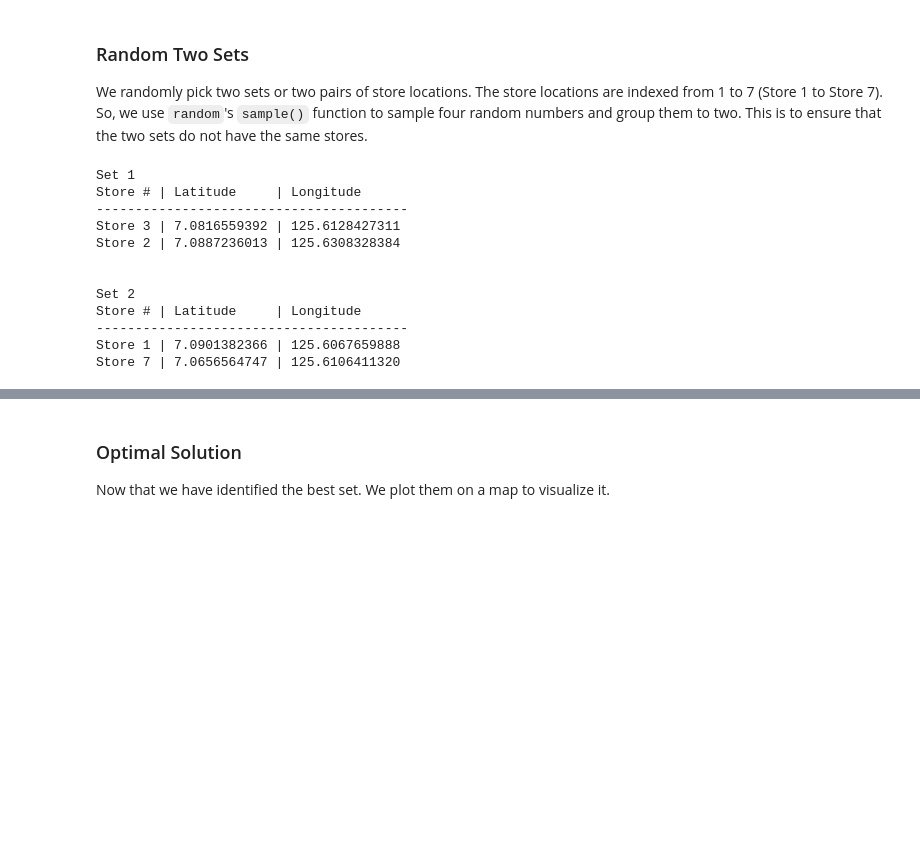
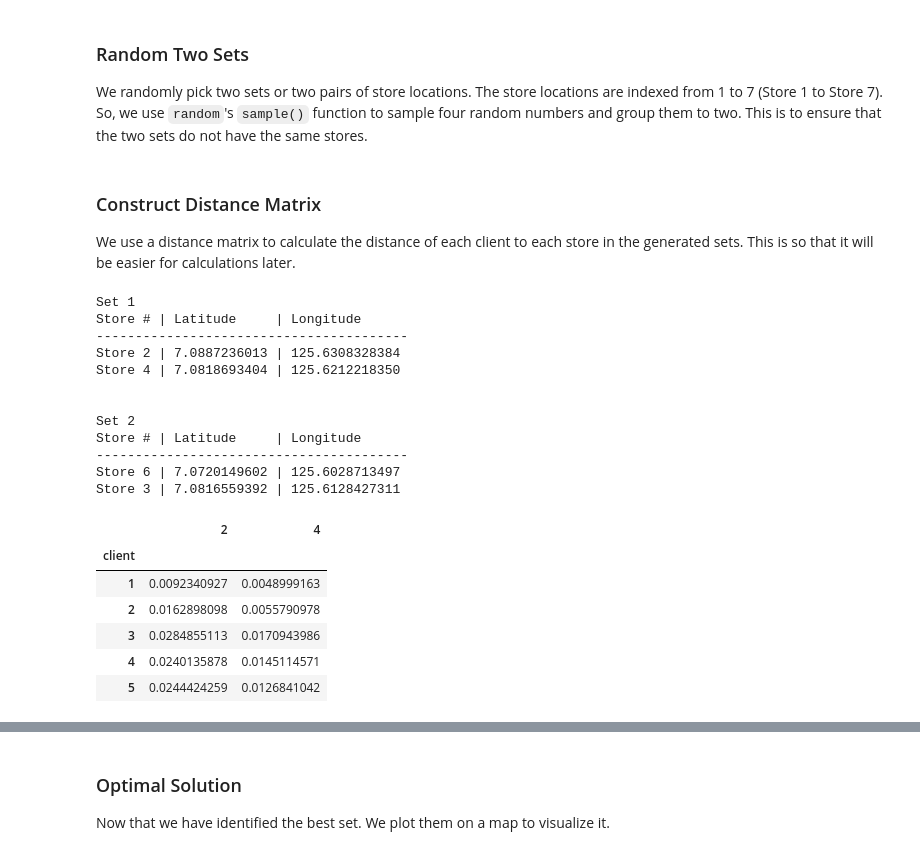
Before and after one commit to rxphaelbihag/Linear-Programming, a Jupyter notebook: Store_Location_Optimization.ipynb, the cells around one changed output, grey strips where cells are left out. Drawn from its saved outputs; the diff is of its cells as text; code cells hidden in the pictures; blank space fills up the shorter version.

```diff
--- a/Store_Location_Optimization.ipynb
+++ b/Store_Location_Optimization.ipynb
@@ -87,0 +66,4 @@ We randomly pick two sets or two pairs of store locations. The store locations a
+# %% [markdown]
+### Construct Distance Matrix
+
+We use a distance matrix to calculate the distance of each client to each store in the generated sets. This is so that it will be easier for calculations later.
@@ -88,14 +77,21 @@ We randomly pick two sets or two pairs of store locations. The store locations a
+# %%
+# 1. Compute the pairwise distance matrices for the mutated coordinates
+set1_dist_clients = cdist(client_coords, set1_coords, metric='euclidean')
+set2_dist_clients = cdist(client_coords, set2_coords, metric='euclidean')
+
+# 2. Build the labeled DataFrames (Rows = Clients, Columns = Store IDs)
+set1_dist_matrix = pd.DataFrame(
+    set1_dist_clients,
+    index=clients.index,  # Keeps rows labeled as client1 to client5
+    columns=set1    # Sets columns to the active store IDs (e.g., [3, 7])
+)
+
+set2_dist_matrix = pd.DataFrame(
+    set2_dist_clients,
+    index=clients.index,  # Keeps rows labeled as client1 to client5
+    columns=set2    # Sets columns to the active store IDs (e.g., [1, 4])
+)
 # %%
-numbers = random.sample(range(1, 8), 4)
-
-# The sets in index form
-set1 = [numbers[0], numbers[1]]
-set2 = [numbers[2], numbers[3]]
-
-# The sets in coordinates form
-set1_coords = [store_coords[set1[0]-1], store_coords[set1[1]-1]]
-set2_coords = [store_coords[set2[0]-1], store_coords[set2[1]-1]]
-
 print("Set 1")
 print(f"{'Store #':<1} | {'Latitude':<12} | {'Longitude':<15}")
 print("-"*40)
@@ -111,12 +107,22 @@ print(f"Store {set2[1]:<1} | {set2_coords[1][0]:<10.10f} | {set2_coords[1][1]:<1
 Set 1
 Store # | Latitude     | Longitude
 ----------------------------------------
-Store 3 | 7.0816559392 | 125.6128427311
 Store 2 | 7.0887236013 | 125.6308328384
+Store 4 | 7.0818693404 | 125.6212218350
 
 
 Set 2
 Store # | Latitude     | Longitude
 ----------------------------------------
-Store 1 | 7.0901382366 | 125.6067659888
-Store 7 | 7.0656564747 | 125.6106411320
+Store 6 | 7.0720149602 | 125.6028713497
+Store 3 | 7.0816559392 | 125.6128427311
+# %%
+set1_dist_matrix
+# %% [output]
+|  | 2 | 4 |
+| client |  |  |
+| 1 | 0.0092340927 | 0.0048999163 |
+| 2 | 0.0162898098 | 0.0055790978 |
+| 3 | 0.0284855113 | 0.0170943986 |
+| 4 | 0.0240135878 | 0.0145114571 |
+| 5 | 0.0244424259 | 0.0126841042 |
```
Also changed, not shown: parts of 22 cells of this notebook.
